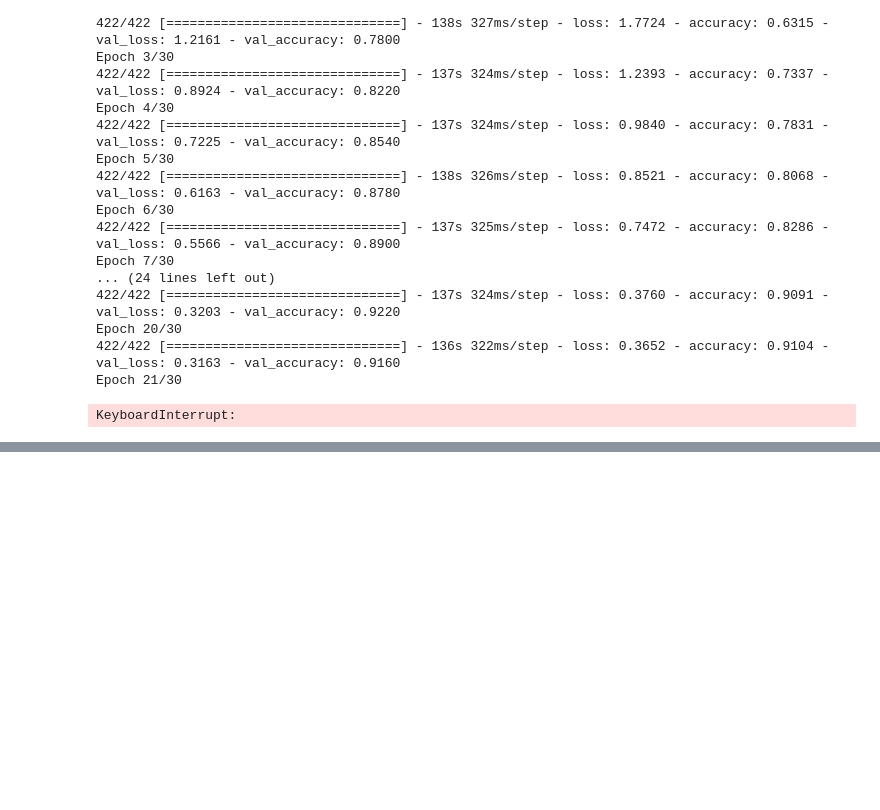
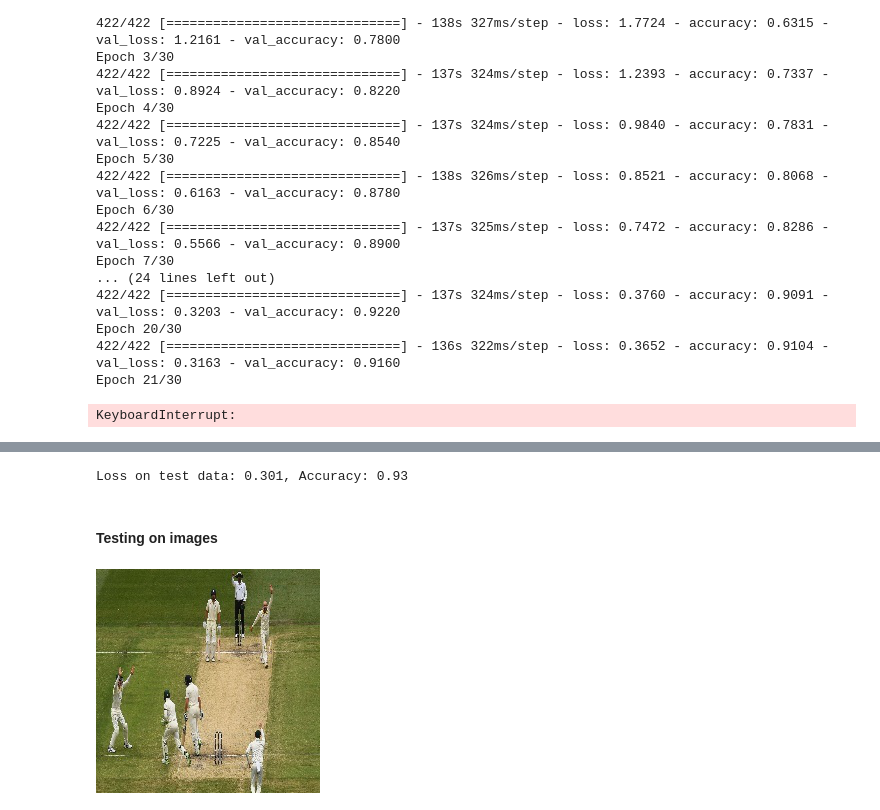
Before and after one commit to abhijitchak103/sports-classification-cnn, a Jupyter notebook: notebooks/sports-classification.ipynb, the cells around one changed output, grey strips where cells are left out. Saved outputs shown, nothing was run; the diff lists cells and outputs as text; code cells hidden in the pictures; blank space fills up the shorter version.

Commit message:
Full trained model with test cases

```diff
--- a/notebooks/sports-classification.ipynb
+++ b/notebooks/sports-classification.ipynb
@@ -1286,0 +1340,14 @@ scores.append(history.history)
+# %%
+print(f'Loss on test data: {round(loss, 3)}, Accuracy: {round(accuracy, 3)}')
+# %% [output]
+Loss on test data: 0.301, Accuracy: 0.93
+# %% [markdown]
+#### Testing on images
+# %%
+path = '../data/test/cricket/5.jpg'
+# %%
+img = load_img(path, target_size = (224, 224))
+# %%
+img
+# %% [output]
+[figure, added]
```
Also changed, not shown: parts of 43 cells of this notebook.
